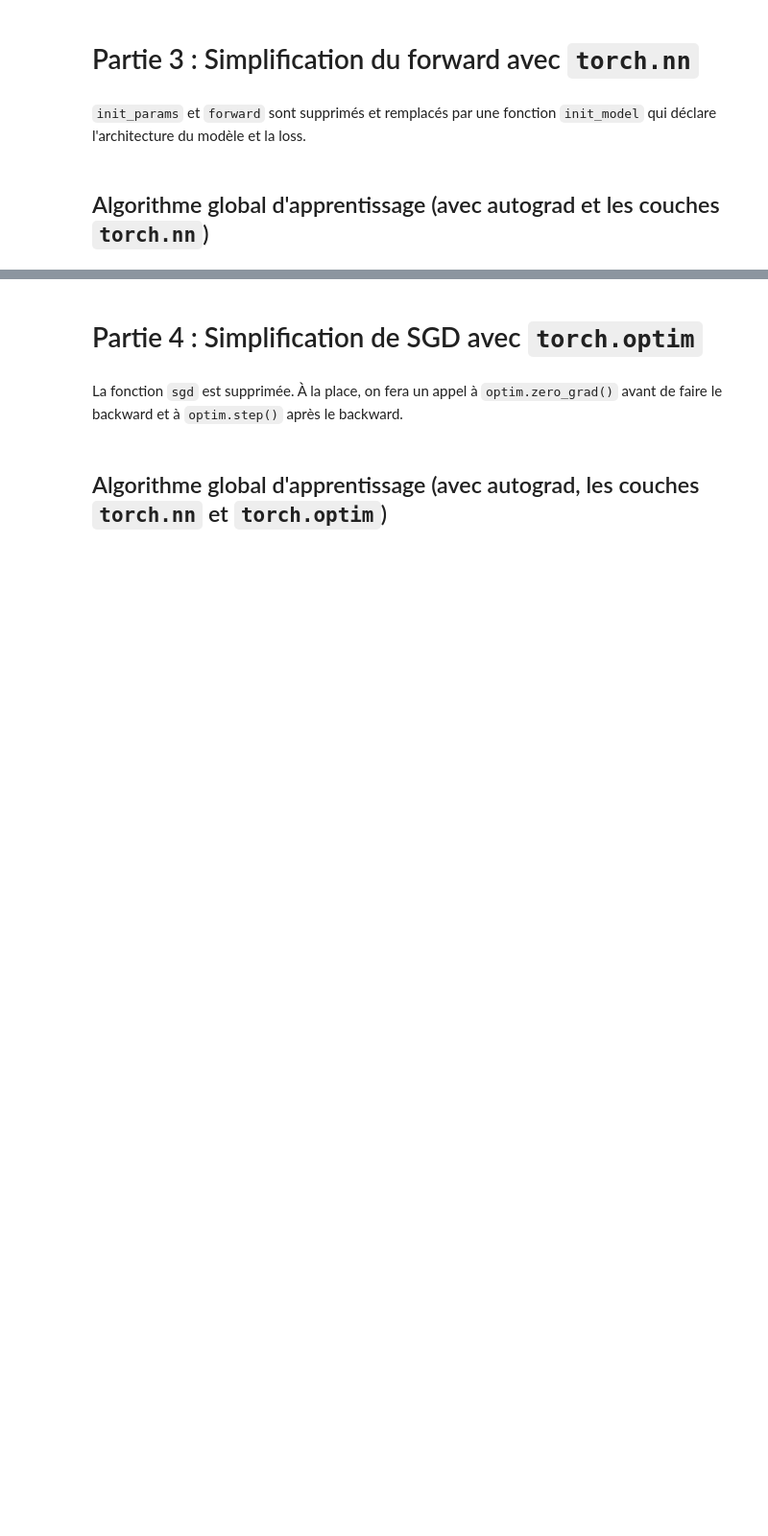
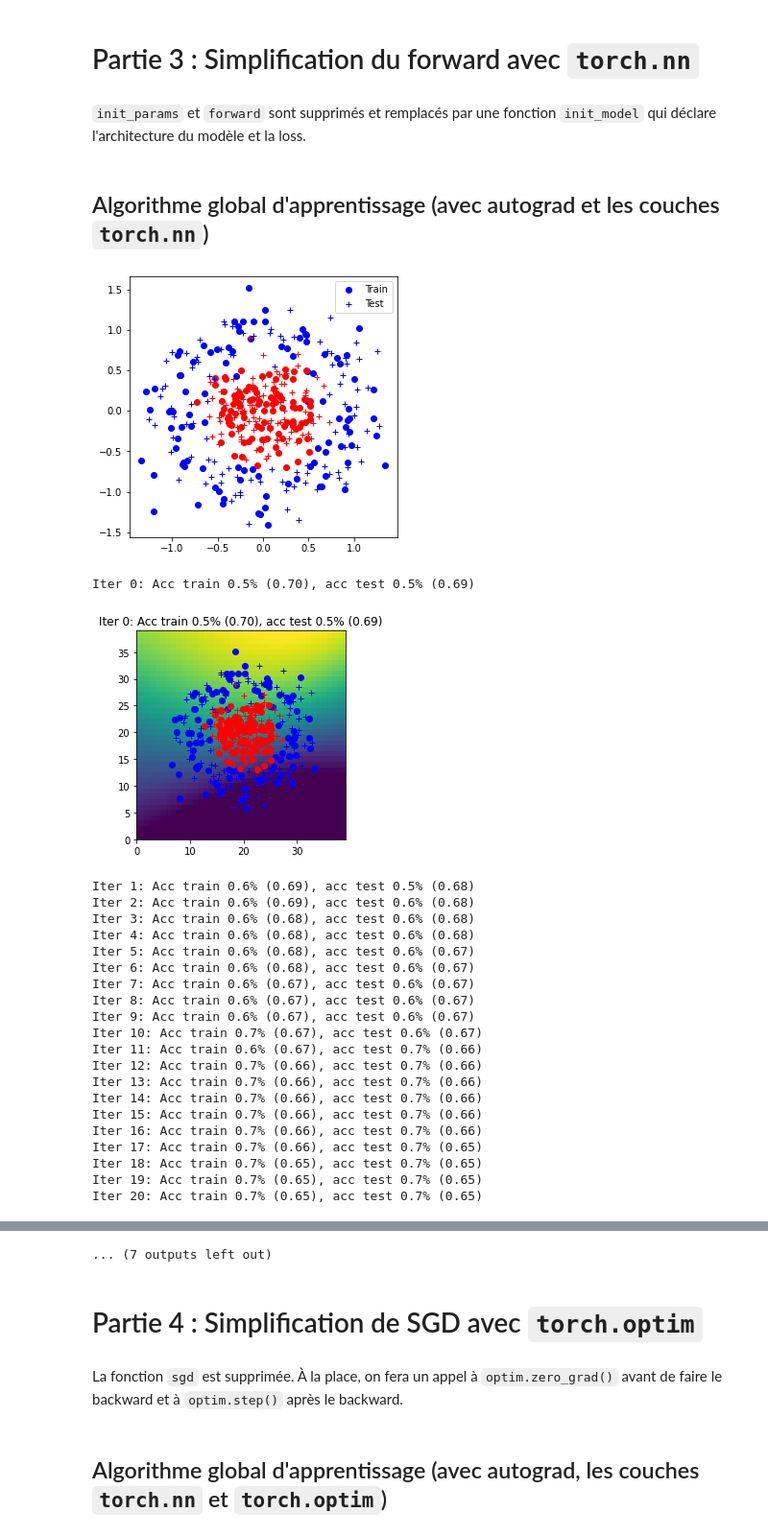
Before and after one commit to jean3108/Reconnaissance-Forme-Analyse-Image, a Jupyter notebook: Deep_learning/TP_3_4_Introduction_aux_réseaux_de_neurones_Sorbonne.ipynb, the cells around one changed output, grey strips where cells are left out. Shown at 96% size. Saved outputs shown, nothing was run; the diff lists cells and outputs as text; code cells hidden in the pictures; blank space fills up the shorter version.

```diff
--- a/Deep_learning/TP_3_4_Introduction_aux_réseaux_de_neurones_Sorbonne.ipynb
+++ b/Deep_learning/TP_3_4_Introduction_aux_réseaux_de_neurones_Sorbonne.ipynb
@@ -341,8 +515,12 @@ def init_model(nx, nh, ny):
     ## Votre code ici  ##
     #####################
 
-    model = None
-    loss = None
+    model = torch.nn.Sequential(
+                torch.nn.Linear(nx,nh, bias=True),
+                torch.nn.Tanh(),
+                torch.nn.Linear(nh,ny, bias=True)
+    )
+    loss = torch.nn.CrossEntropyLoss()
 
     ####################
     ##      FIN        #
@@ -350,23 +528,25 @@ def init_model(nx, nh, ny):
 
     return model, loss
 # %%
-def loss_accuracy(loss, Yhat, Y):
+def loss_accuracy_2(loss, Yhat, Y):
 
     #####################
     ## Votre code ici  ##
     #####################
     # faire appel à la fonction de loss
-
-    L = 0
-    acc = 0
-
+    #import ipdb;ipdb.set_trace()
+    _, indsY = torch.max(Y, 1) # classes à prédire
+    _, indsYhat = torch.max(Yhat, 1) # classes prédites
+    L = loss(Yhat,torch.argmax(Y,1))
+    correct = float(torch.sum(indsY == indsYhat))
+    acc = correct/len(Y)
     ####################
     ##      FIN        #
     ####################
 
     return L, acc
 # %%
-def sgd(model, eta):
+def sgd_2(model, eta):
 
     #####################
     ## Votre code ici  ##
@@ -374,8 +554,10 @@ def sgd(model, eta):
     # mettre à jour les paramètres de model
     # attention à bien utiliser torch.no_grad()
     # et à remettre les accumulateurs de gradients à zéro
-
-
+    with torch.no_grad():
+        for p in model.parameters():
+            p-=eta*p.grad
+            p.grad.data.zero_()
     ####################
     ##      FIN        #
     ####################
@@ -416,35 +598,63 @@ for iteration in range(150):
         Y = Ytrain[indsBatch, :]
 
         # écrire l'algorithme d'apprentissage sur le batch (X,Y)
         # en utilisant les fonctions loss_accuracy, sgd
         # effectuer le forward en faisant un appel au modèle
         # calculer les gradients avec la fonction backward de l'autograd
-
-
+        Yhat = model(X)
+        loss_it, acc = loss_accuracy_2(loss,Yhat,Y)
+        loss_it.backward()
+        sgd_2(model, eta)
     ####################
     ##      FIN        #
     ####################
 
 
     Yhat_train = model(data.Xtrain)
+    #import ipdb;ipdb.set_trace()
     Yhat_test = model(data.Xtest)
-    Ltrain, acctrain = loss_accuracy(loss, Yhat_train, data.Ytrain)
-    Ltest, acctest = loss_accuracy(loss, Yhat_test, data.Ytest)
+    Ltrain, acctrain = loss_accuracy_2(loss, Yhat_train, data.Ytrain)
+    Ltest, acctest = loss_accuracy_2(loss, Yhat_test, data.Ytest)
     Ygrid = model(data.Xgrid)
 
     title = 'Iter {}: Acc train {:.1f}% ({:.2f}), acc test {:.1f}% ({:.2f})'.format(iteration, acctrain, Ltrain, acctest, Ltest)
     print(title)
-    data.plot_data_with_grid(torch.nn.Softmax(dim=1)(Ygrid.detach()), title)
+    if iteration % 20 == 0:
+        data.plot_data_with_grid(torch.nn.Softmax(dim=1)(Ygrid.detach()), title)
 
     curves[0].append(acctrain)
     curves[1].append(acctest)
     curves[2].append(Ltrain)
     curves[3].append(Ltest)
 
 fig = plt.figure()
 plt.plot(curves[0], label="acc. train")
 plt.plot(curves[1], label="acc. test")
 plt.plot(curves[2], label="loss train")
 plt.plot(curves[3], label="loss test")
 plt.legend()
 plt.show()
+# %% [output]
+[figure, added]
+Iter 0: Acc train 0.5% (0.70), acc test 0.5% (0.69)
+[figure, added]
+Iter 1: Acc train 0.6% (0.69), acc test 0.5% (0.68)
+Iter 2: Acc train 0.6% (0.69), acc test 0.6% (0.68)
+Iter 3: Acc train 0.6% (0.68), acc test 0.6% (0.68)
+Iter 4: Acc train 0.6% (0.68), acc test 0.6% (0.68)
+Iter 5: Acc train 0.6% (0.68), acc test 0.6% (0.67)
+Iter 6: Acc train 0.6% (0.68), acc test 0.6% (0.67)
+Iter 7: Acc train 0.6% (0.67), acc test 0.6% (0.67)
+Iter 8: Acc train 0.6% (0.67), acc test 0.6% (0.67)
+Iter 9: Acc train 0.6% (0.67), acc test 0.6% (0.67)
+Iter 10: Acc train 0.7% (0.67), acc test 0.6% (0.67)
+Iter 11: Acc train 0.6% (0.67), acc test 0.7% (0.66)
+Iter 12: Acc train 0.7% (0.66), acc test 0.7% (0.66)
+Iter 13: Acc train 0.7% (0.66), acc test 0.7% (0.66)
+Iter 14: Acc train 0.7% (0.66), acc test 0.7% (0.66)
+Iter 15: Acc train 0.7% (0.66), acc test 0.7% (0.66)
+Iter 16: Acc train 0.7% (0.66), acc test 0.7% (0.66)
+Iter 17: Acc train 0.7% (0.66), acc test 0.7% (0.65)
+Iter 18: Acc train 0.7% (0.65), acc test 0.7% (0.65)
+Iter 19: Acc train 0.7% (0.65), acc test 0.7% (0.65)
+Iter 20: Acc train 0.7% (0.65), acc test 0.7% (0.65)
@@ -451,3 +745,4 @@ plt.show()
+... (7 outputs left out)
 # %% [markdown]
 # Partie 4 : Simplification de SGD avec `torch.optim`
 # %%
```
Also changed, not shown: parts of 13 cells of this notebook.
